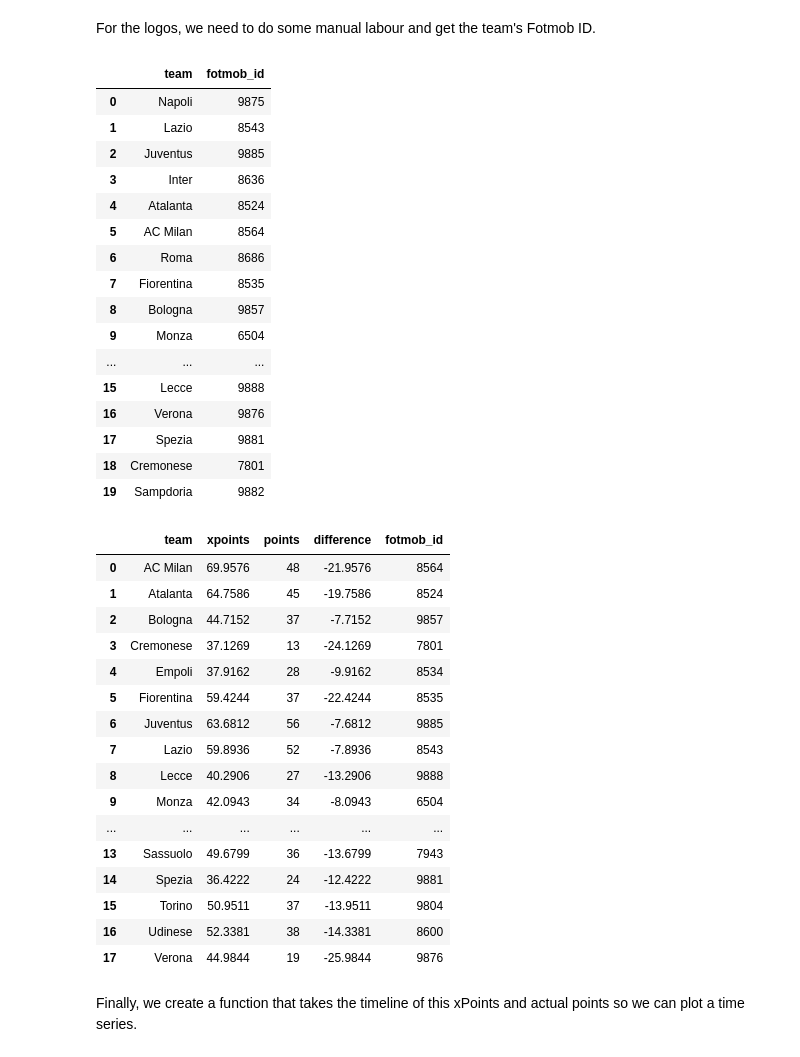
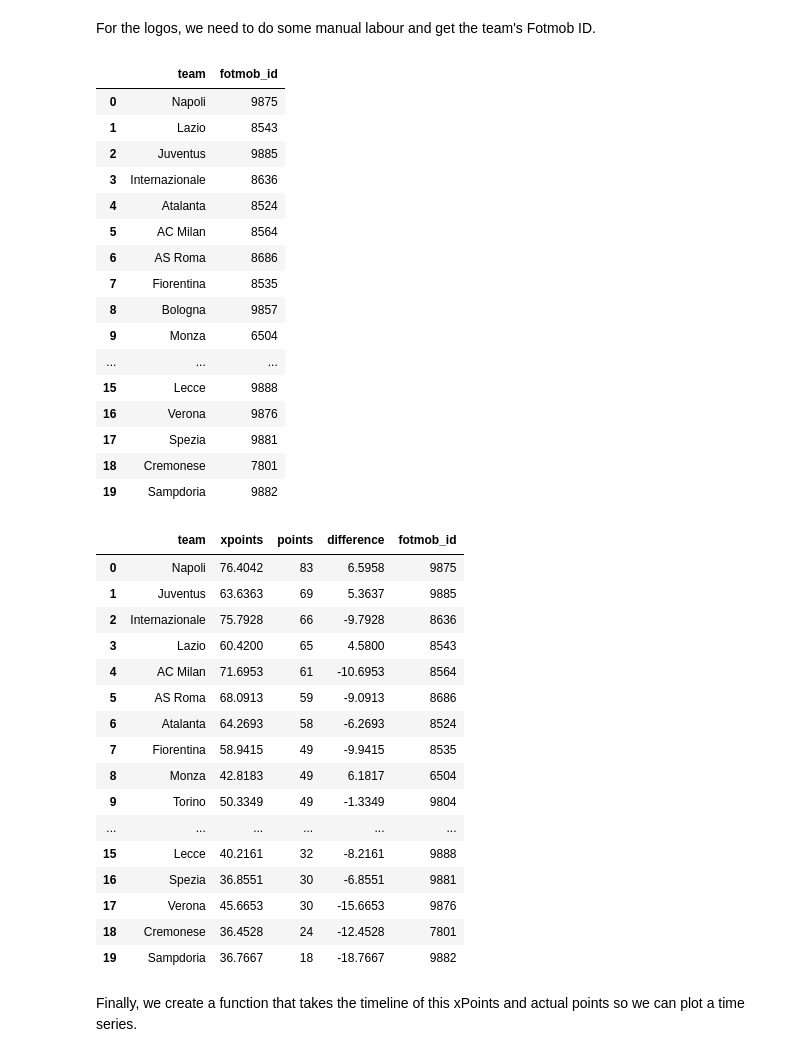
Before and after one commit to Weinsz/SciViz-SerieA-2022-23, a Jupyter notebook: Misc/PTS-xPTS.ipynb, the cells around one changed output. Saved outputs shown, nothing was run; the diff lists cells and outputs as text; code cells hidden in the pictures.

```diff
--- a/Misc/PTS-xPTS.ipynb
+++ b/Misc/PTS-xPTS.ipynb
@@ -35,8 +37,9 @@ plt.style.use("../Grafici/assets/stylesheets/soc_base.mplstyle")
 
 Here we read 538's predictions and compute the expected point tally of each side, using the pre-match probabilities assigned by 538.
 # %%
-df = pd.read_csv("../FiveThirtyEight/soccer-spi/19-03/spi_matches.csv", sep=",", decimal=".")
-df = df[(data.league=='Italy Serie A') & (data.season >= 2022) ]
+df = pd.read_csv("../FiveThirtyEight/soccer-spi/16-05/spi_matches.csv", sep=",", decimal=".")
+df = df[(df.league=='Italy Serie A') & (df.season >= 2022) ]
+#df = df[pd.to_datetime(df.date) <= datetime.datetime.today()]
 # %% [markdown]
 Custom function to compute points across teams.
 # %%
@@ -109,10 +112,10 @@ team_map = {
         "Napoli",
         "Lazio",
         "Juventus",
-        "Inter",
+        "Internazionale",
         "Atalanta",
         "AC Milan",
-        "Roma",
+        "AS Roma",
         "Fiorentina",
         "Bologna",
         "Monza",
@@ -158,10 +161,10 @@ team_map
 | 0 | Napoli | 9875 |
 | 1 | Lazio | 8543 |
 | 2 | Juventus | 9885 |
-| 3 | Inter | 8636 |
+| 3 | Internazionale | 8636 |
 | 4 | Atalanta | 8524 |
 | 5 | AC Milan | 8564 |
-| 6 | Roma | 8686 |
+| 6 | AS Roma | 8686 |
 | 7 | Fiorentina | 8535 |
 | 8 | Bologna | 9857 |
 | 9 | Monza | 6504 |
@@ -173,25 +176,26 @@ team_map
 | 19 | Sampdoria | 9882 |
 # %%
 df_g = pd.merge(df_g, team_map)
+df_g = df_g.sort_values(by="points", ascending=False)
 df_g
 # %% [output]
 |  | team | xpoints | points | difference | fotmob_id |
-| 0 | AC Milan | 69.9576 | 48 | -21.9576 | 8564 |
-| 1 | Atalanta | 64.7586 | 45 | -19.7586 | 8524 |
-| 2 | Bologna | 44.7152 | 37 | -7.7152 | 9857 |
-| 3 | Cremonese | 37.1269 | 13 | -24.1269 | 7801 |
-| 4 | Empoli | 37.9162 | 28 | -9.9162 | 8534 |
-| 5 | Fiorentina | 59.4244 | 37 | -22.4244 | 8535 |
-| 6 | Juventus | 63.6812 | 56 | -7.6812 | 9885 |
-| 7 | Lazio | 59.8936 | 52 | -7.8936 | 8543 |
-| 8 | Lecce | 40.2906 | 27 | -13.2906 | 9888 |
-| 9 | Monza | 42.0943 | 34 | -8.0943 | 6504 |
+| 0 | Napoli | 76.4042 | 83 | 6.5958 | 9875 |
+| 1 | Juventus | 63.6363 | 69 | 5.3637 | 9885 |
+| 2 | Internazionale | 75.7928 | 66 | -9.7928 | 8636 |
+| 3 | Lazio | 60.4200 | 65 | 4.5800 | 8543 |
+| 4 | AC Milan | 71.6953 | 61 | -10.6953 | 8564 |
+| 5 | AS Roma | 68.0913 | 59 | -9.0913 | 8686 |
+| 6 | Atalanta | 64.2693 | 58 | -6.2693 | 8524 |
+| 7 | Fiorentina | 58.9415 | 49 | -9.9415 | 8535 |
+| 8 | Monza | 42.8183 | 49 | 6.1817 | 6504 |
+| 9 | Torino | 50.3349 | 49 | -1.3349 | 9804 |
 | ... | ... | ... | ... | ... | ... |
-| 13 | Sassuolo | 49.6799 | 36 | -13.6799 | 7943 |
-| 14 | Spezia | 36.4222 | 24 | -12.4222 | 9881 |
-| 15 | Torino | 50.9511 | 37 | -13.9511 | 9804 |
-| 16 | Udinese | 52.3381 | 38 | -14.3381 | 8600 |
-| 17 | Verona | 44.9844 | 19 | -25.9844 | 9876 |
+| 15 | Lecce | 40.2161 | 32 | -8.2161 | 9888 |
+| 16 | Spezia | 36.8551 | 30 | -6.8551 | 9881 |
+| 17 | Verona | 45.6653 | 30 | -15.6653 | 9876 |
+| 18 | Cremonese | 36.4528 | 24 | -12.4528 | 7801 |
+| 19 | Sampdoria | 36.7667 | 18 | -18.7667 | 9882 |
 # %% [markdown]
 Finally, we create a function that takes the timeline of this xPoints and actual points so we can plot a time series.
 # %%
```
Also changed, not shown: parts of 10 cells of this notebook, 4 other files.
